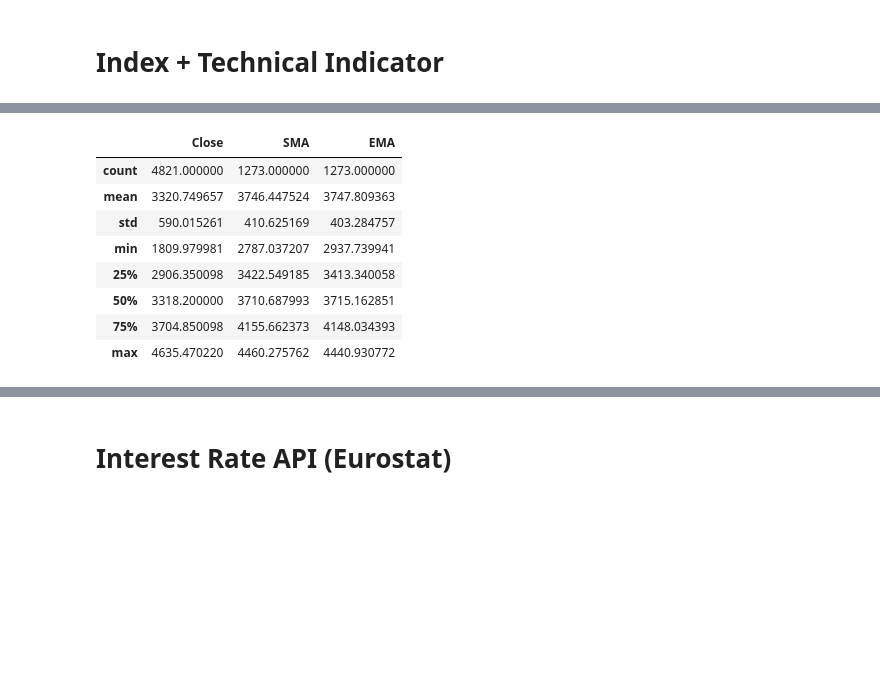
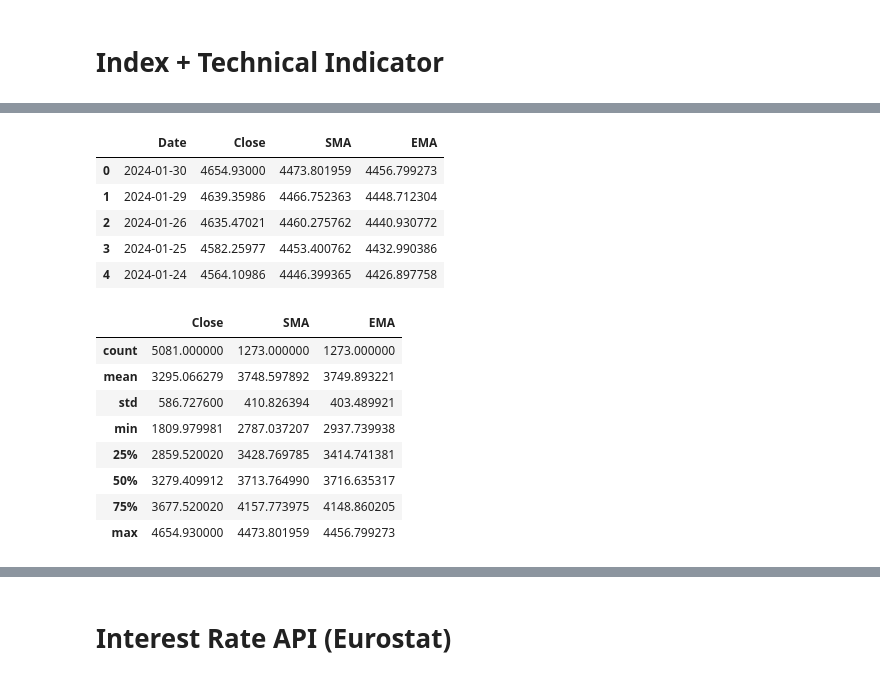
Before and after one commit to Fabio-Poli/CCT-Thesis-Project, a Jupyter notebook: Project_Code/Project.ipynb, the cells around one changed output, grey strips where cells are left out. Cells and saved outputs as stored; diff of their text form; code cells hidden in the pictures; blank space fills up the shorter version.

```diff
--- a/Project_Code/Project.ipynb
+++ b/Project_Code/Project.ipynb
@@ -237,12 +230,21 @@ print(index_data)
-# %%
-index_data.describe()
-# %% [output]
-|  | Close | SMA | EMA |
-| count | 4821.000000 | 1273.000000 | 1273.000000 |
-| mean | 3320.749657 | 3746.447524 | 3747.809363 |
-| std | 590.015261 | 410.625169 | 403.284757 |
-| min | 1809.979981 | 2787.037207 | 2937.739941 |
-| 25% | 2906.350098 | 3422.549185 | 3413.340058 |
-| 50% | 3318.200000 | 3710.687993 | 3715.162851 |
-| 75% | 3704.850098 | 4155.662373 | 4148.034393 |
-| max | 4635.470220 | 4460.275762 | 4440.930772 |
+# %%
+index_data.head()
+# %% [output]
+|  | Date | Close | SMA | EMA |
+| 0 | 2024-01-30 | 4654.93000 | 4473.801959 | 4456.799273 |
+| 1 | 2024-01-29 | 4639.35986 | 4466.752363 | 4448.712304 |
+| 2 | 2024-01-26 | 4635.47021 | 4460.275762 | 4440.930772 |
+| 3 | 2024-01-25 | 4582.25977 | 4453.400762 | 4432.990386 |
+| 4 | 2024-01-24 | 4564.10986 | 4446.399365 | 4426.897758 |
+# %%
+index_data.describe()
+# %% [output]
+|  | Close | SMA | EMA |
+| count | 5081.000000 | 1273.000000 | 1273.000000 |
+| mean | 3295.066279 | 3748.597892 | 3749.893221 |
+| std | 586.727600 | 410.826394 | 403.489921 |
+| min | 1809.979981 | 2787.037207 | 2937.739938 |
+| 25% | 2859.520020 | 3428.769785 | 3414.741381 |
+| 50% | 3279.409912 | 3713.764990 | 3716.635317 |
+| 75% | 3677.520020 | 4157.773975 | 4148.860205 |
+| max | 4654.930000 | 4473.801959 | 4456.799273 |
```
Also changed, not shown: parts of 12 cells of this notebook.
